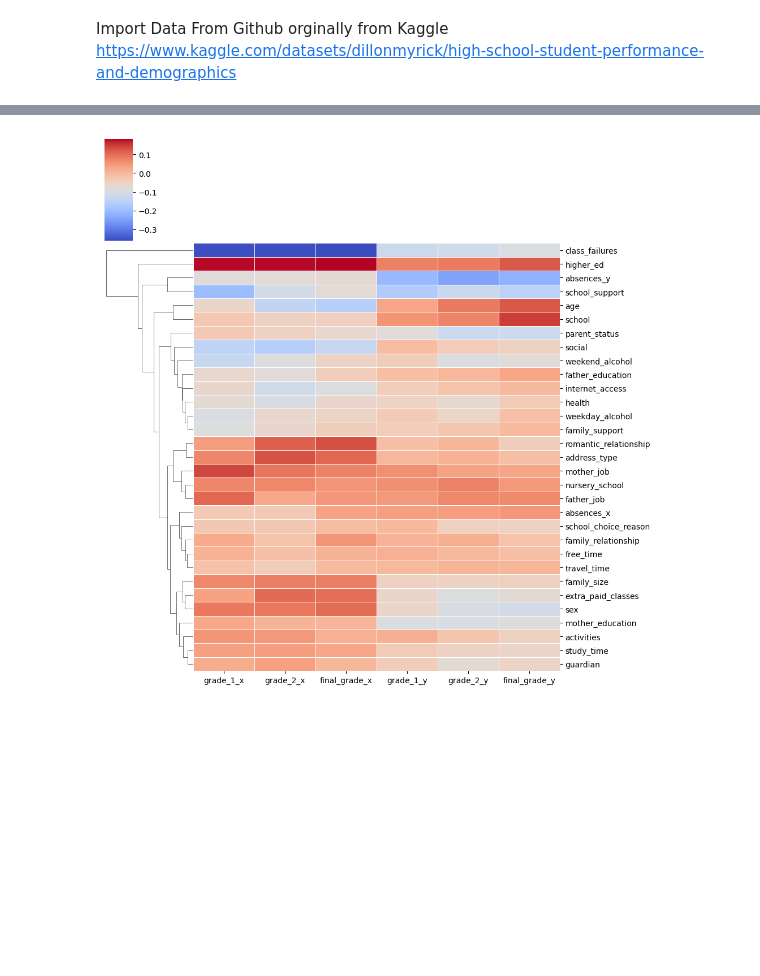
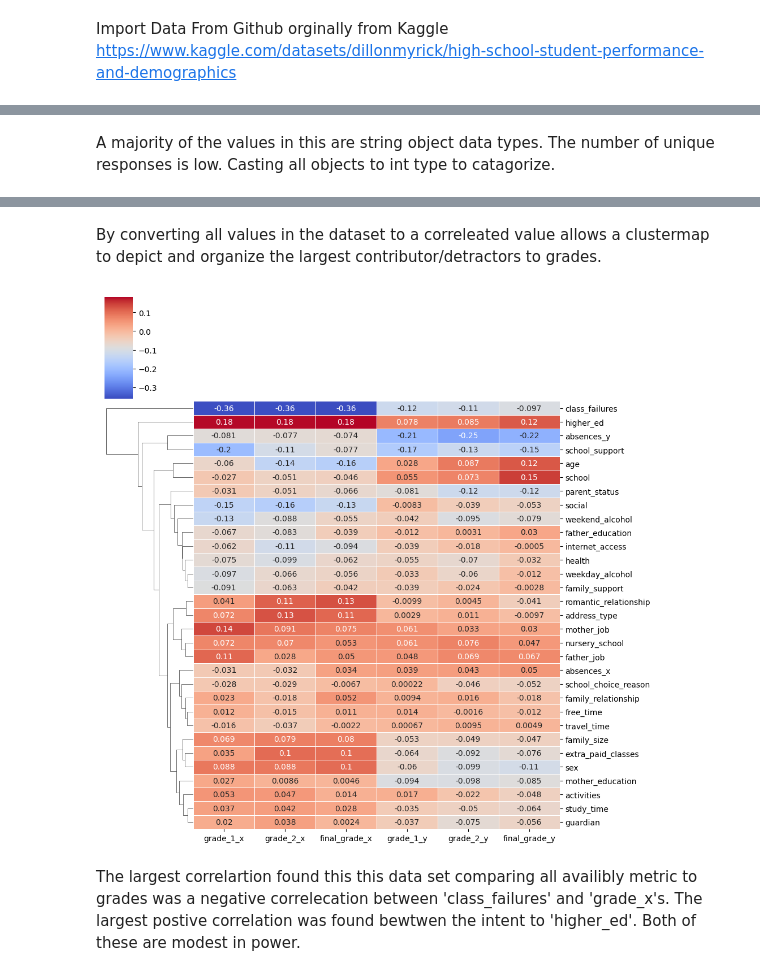
Before and after one commit to MEPritchard/EduPerformance, a Jupyter notebook: eduperformance.ipynb, the cells around one changed output, grey strips where cells are left out. Saved outputs shown, nothing was run; the diff lists cells and outputs as text; code cells hidden in the pictures; blank space fills up the shorter version.

```diff
--- a/eduperformance.ipynb
+++ b/eduperformance.ipynb
@@ -32,3 +25,5 @@ merged_df.head()
+# %% [markdown]
+A majority of the values in this are string object data types. The number of unique responses is low. Casting all objects to int type to catagorize.
 # %%
 def index_unique_responses(dataframe):
     """
@@ -69,15 +65,19 @@ Data columns (total 37 columns):
  36  final_grade_y          394 non-null    int64
 dtypes: int64(37)
 memory usage: 114.0 KB
+# %% [markdown]
+By converting all values in the dataset to a correleated value allows a clustermap to depict and organize the largest contributor/detractors to grades.
 # %%
 df = pd.DataFrame(int_df).corr()
 
 # Select the last 6 columns for the y-axis and the first 28 columns for the x-axis
 df_clustermap = df.iloc[:, :31]
 
 # Create the clustermap
-sns.clustermap(df_clustermap.T.iloc[::-1, -6:], row_cluster=True, col_cluster=False, cmap='coolwarm',linewidths=.5)
+sns.clustermap(df_clustermap.T.iloc[::-1, -6:], row_cluster=True, col_cluster=False, cmap='coolwarm',linewidths=.5, annot=True)
 
 plt.show()
 # %% [output]
-[figure, old version]
+[figure, new version]
+# %% [markdown]
+The largest correlartion found this this data set comparing all availibly metric to grades was a negative correlecation between 'class_failures' and 'grade_x's. The largest postive correlation was found bewtwen the intent to 'higher_ed'. Both of these are modest in power.
```
Also changed, not shown: parts of 5 cells of this notebook.
